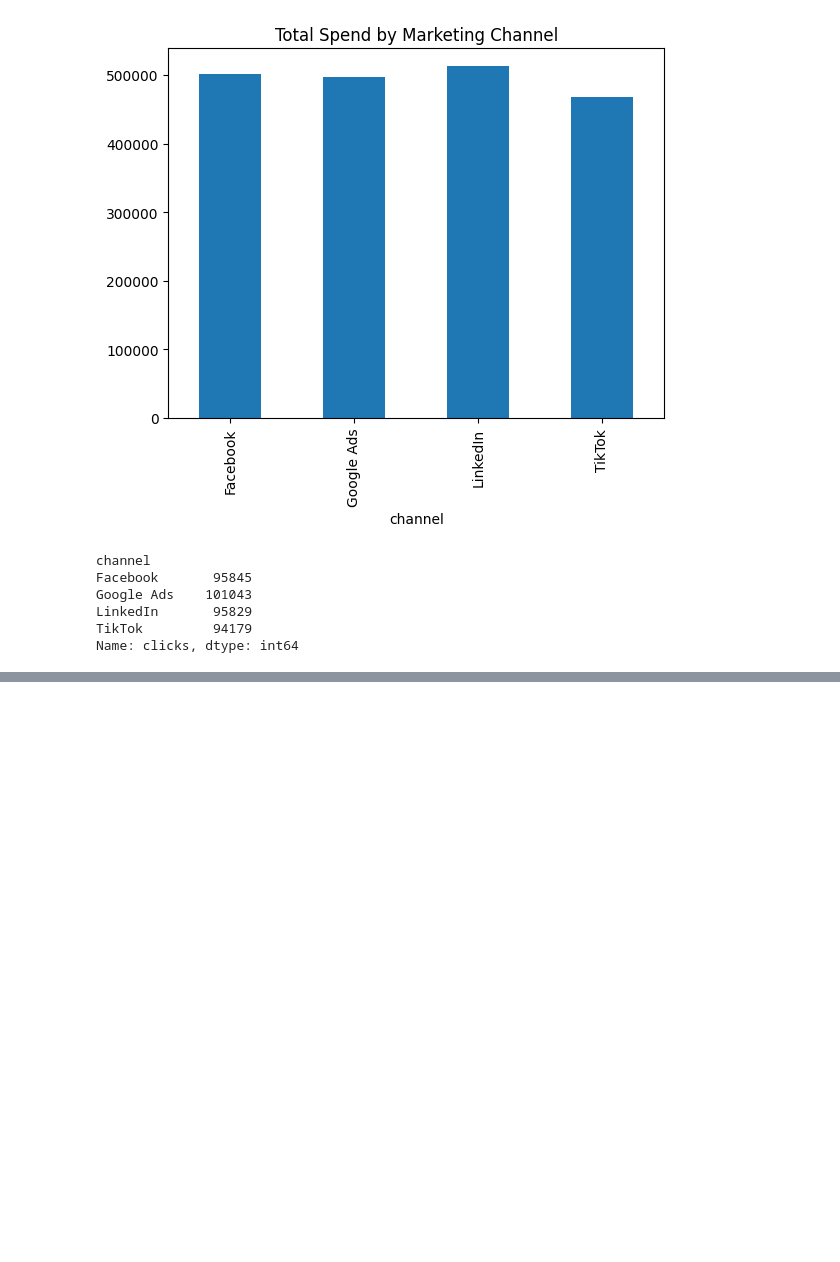
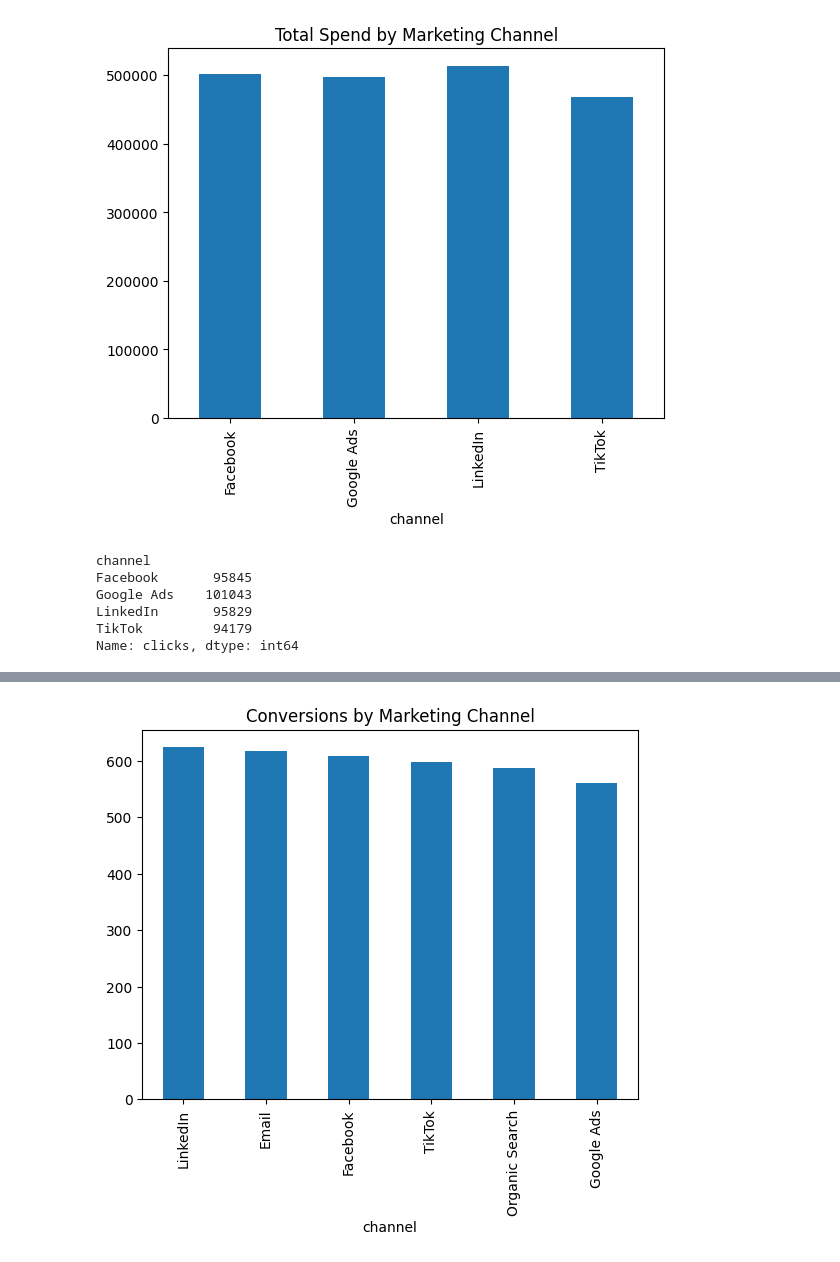
Before and after one commit to snehaone1/multi-touch-marketing-attribution, a Jupyter notebook: notebooks/eda.ipynb, the cells around one changed output, grey strips where cells are left out. Cells and saved outputs as stored; diff of their text form; code cells hidden in the pictures; blank space fills up the shorter version.

Commit message:
Day 4: Customer journey analysis and attribution modeling

```diff
--- a/notebooks/eda.ipynb
+++ b/notebooks/eda.ipynb
@@ -182,0 +286,2 @@ Name: clicks, dtype: int64
+# %%
+web_analytics["timestamp"] = pd.to_datetime(web_analytics["timestamp"])
@@ -182,0 +401,6 @@ Name: clicks, dtype: int64
+# %%
+journey_data = web_analytics.merge(
+    crm_conversions,
+    on="user_id",
+    how="inner"
+)
@@ -182,0 +431,6 @@ Name: clicks, dtype: int64
+# %%
+journey_data["channel"].value_counts().plot(kind="bar")
+plt.title("Conversions by Marketing Channel")
+plt.show()
+# %% [output]
+[figure, added]
```
Also changed, not shown: parts of 36 cells of this notebook.
